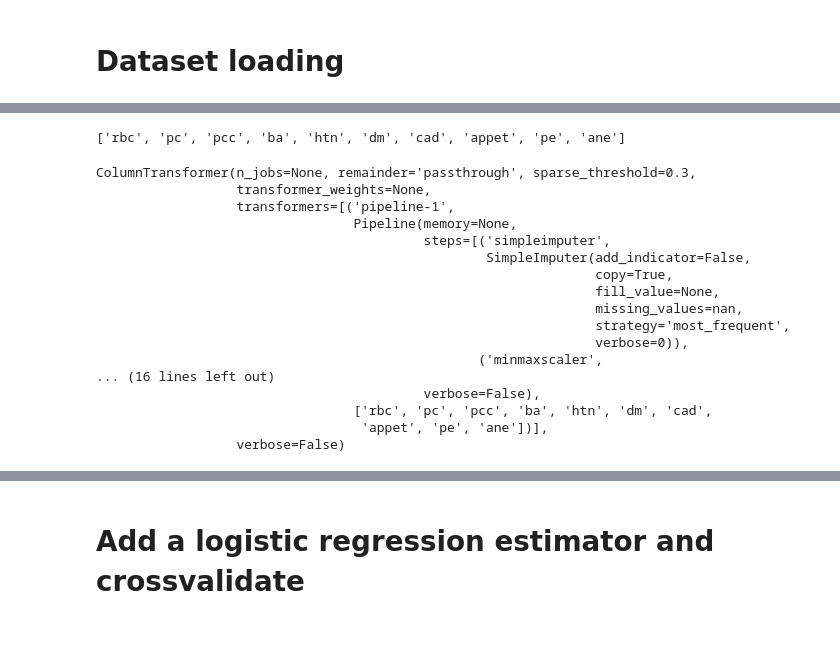
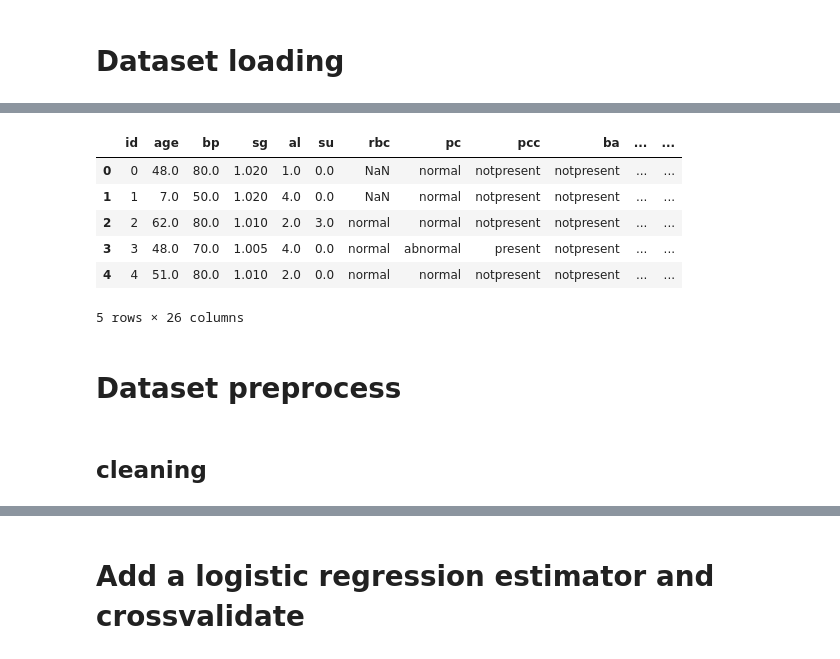
Before and after one commit to viiktoria/kidney_kids, a Jupyter notebook: kidney_kids/Model_evaluation.ipynb, the cells around one changed output, grey strips where cells are left out. Drawn from its saved outputs; the diff is of its cells as text; code cells hidden in the pictures.

```diff
--- a/kidney_kids/Model_evaluation.ipynb
+++ b/kidney_kids/Model_evaluation.ipynb
@@ -218,34 +34,0 @@ feat_cat_nunique = feat_cat.nunique()
-# %%
-# categorical features to one-hot-encode
-feat_cat_small = list(feat_cat_nunique[feat_cat_nunique < 5].index)
-feat_cat_small
-# %% [output]
-['rbc', 'pc', 'pcc', 'ba', 'htn', 'dm', 'cad', 'appet', 'pe', 'ane']
-# %%
-preproc_num = make_pipeline(SimpleImputer(strategy = "most_frequent"), MinMaxScaler())
-
-preproc_cat = make_pipeline(SimpleImputer(strategy="most_frequent"),OneHotEncoder(handle_unknown="ignore"))
-
-preproc_baseline = make_column_transformer((preproc_num, list(feat_num.columns)),
-    (preproc_cat, feat_cat_small),
-    remainder="passthrough")
-
-preproc_baseline
-# %% [output]
-ColumnTransformer(n_jobs=None, remainder='passthrough', sparse_threshold=0.3,
-                  transformer_weights=None,
-                  transformers=[('pipeline-1',
-                                 Pipeline(memory=None,
-                                          steps=[('simpleimputer',
-                                                  SimpleImputer(add_indicator=False,
-                                                                copy=True,
-                                                                fill_value=None,
-                                                                missing_values=nan,
-                                                                strategy='most_frequent',
-                                                                verbose=0)),
-                                                 ('minmaxscaler',
-... (16 lines left out)
-                                          verbose=False),
-                                 ['rbc', 'pc', 'pcc', 'ba', 'htn', 'dm', 'cad',
-                                  'appet', 'pe', 'ane'])],
-                  verbose=False)
@@ -254,0 +35,19 @@ ColumnTransformer(n_jobs=None, remainder='passthrough', sparse_threshold=0.3,
+# %%
+def get_data(url):
+    df = pd.read_csv(url)
+    return df
+
+kidneys = get_data("../raw_data/kidney_disease.csv")
+kidneys.head()
+# %% [output]
+|  | id | age | bp | sg | al | su | rbc | pc | pcc | ba | ... | ... |
+| 0 | 0 | 48.0 | 80.0 | 1.020 | 1.0 | 0.0 | NaN | normal | notpresent | notpresent | ... | ... |
+| 1 | 1 | 7.0 | 50.0 | 1.020 | 4.0 | 0.0 | NaN | normal | notpresent | notpresent | ... | ... |
+| 2 | 2 | 62.0 | 80.0 | 1.010 | 2.0 | 3.0 | normal | normal | notpresent | notpresent | ... | ... |
+| 3 | 3 | 48.0 | 70.0 | 1.005 | 4.0 | 0.0 | normal | abnormal | present | notpresent | ... | ... |
+| 4 | 4 | 51.0 | 80.0 | 1.010 | 2.0 | 0.0 | normal | normal | notpresent | notpresent | ... | ... |
+5 rows × 26 columns
+# %% [markdown]
+# Dataset preprocess
+# %% [markdown]
+## cleaning
```
Also changed, not shown: parts of 51 cells of this notebook.
